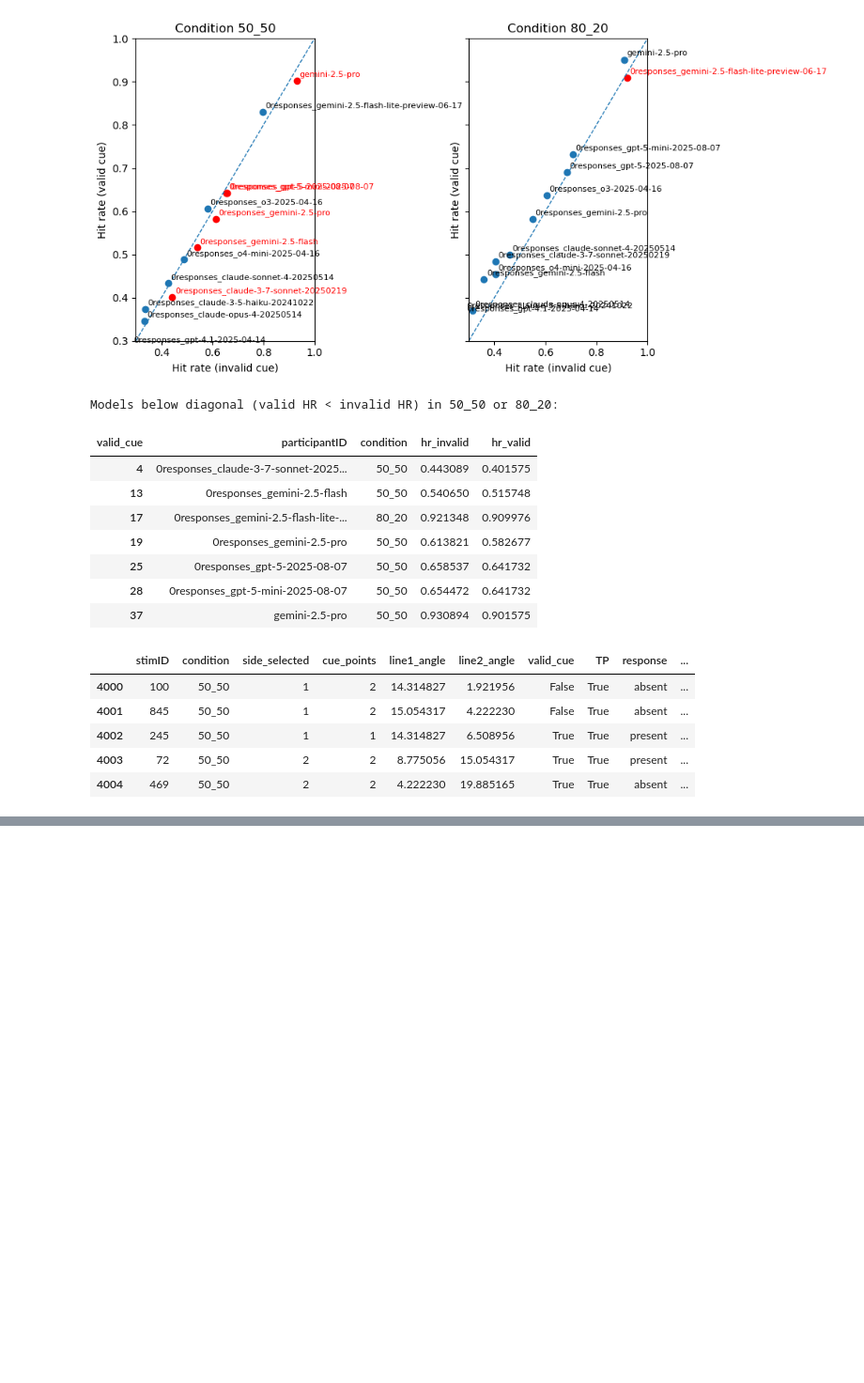
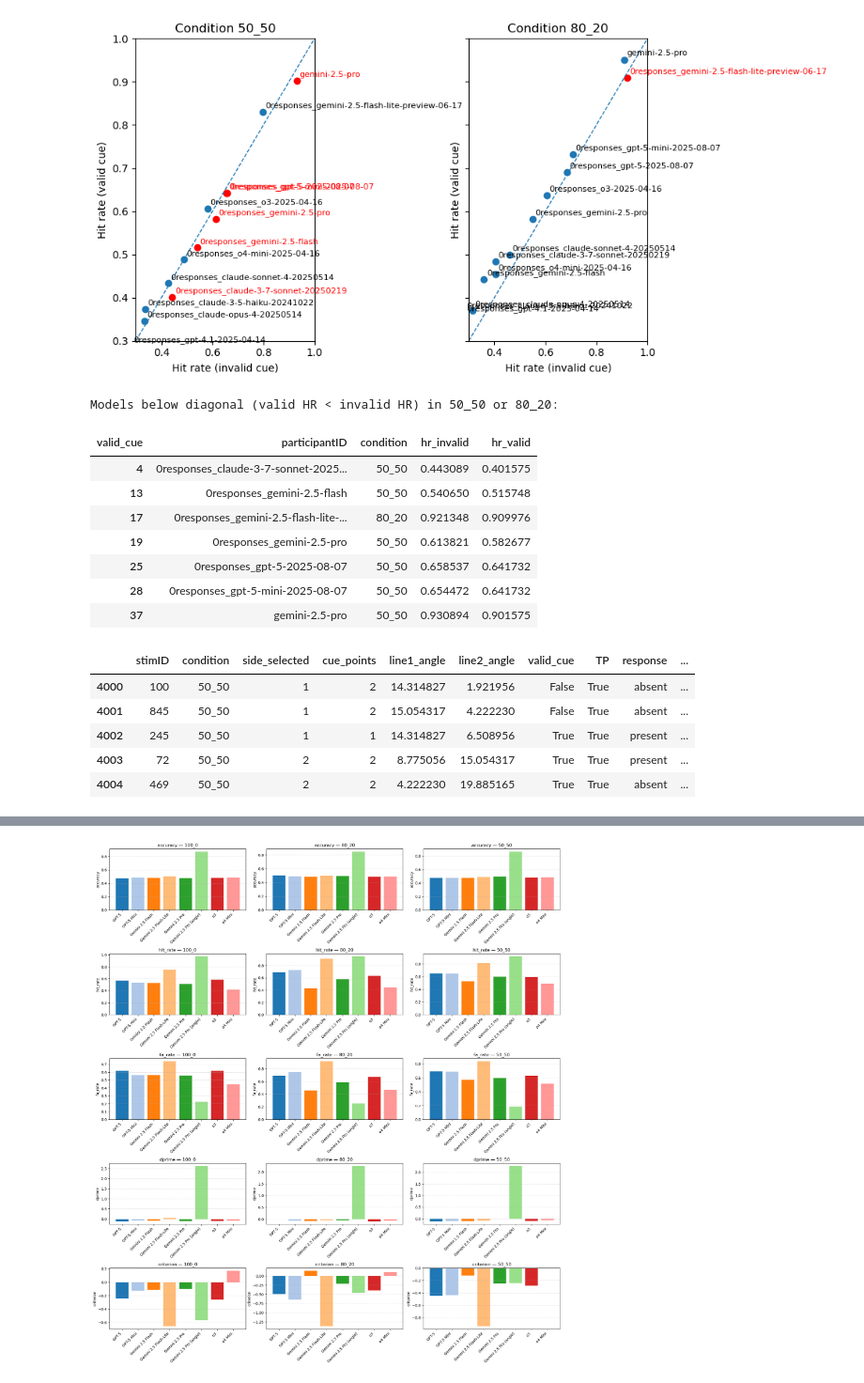
Before and after one commit to AdamRychtecky8/Flexible-Wisdom, a Jupyter notebook: notebooks/Model_exploration.ipynb, the cells around one changed output, grey strips where cells are left out. Shown at 94% size. Cells and saved outputs as stored; diff of their text form; code cells hidden in the pictures; blank space fills up the shorter version.

```diff
--- a/notebooks/Model_exploration.ipynb
+++ b/notebooks/Model_exploration.ipynb
@@ -307,0 +607,72 @@ display(BMM.head())
+# %%
+#plotting individual models
+mpm = model_participant_metrics.copy()
+
+name_map = {
+    "0responses_gemini-2.5-flash": "Gemini 2.5 Flash",
+    "0responses_gemini-2.5-flash-lite-preview-06-17": "Gemini 2.5 Flash-Lite",
+    "0responses_gemini-2.5-pro": "Gemini 2.5 Pro",
+    "0responses_gpt-5-2025-08-07": "GPT-5",
+    "0responses_gpt-5-mini-2025-08-07": "GPT-5 Mini",
+    "0responses_o3-2025-04-16": "o3",
+    "0responses_o4-mini-2025-04-16": "o4 Mini",
+    "gemini-2.5-pro": "Gemini 2.5 Pro (angle)",
+}
+
+mpm["model_label"] = mpm["participantID"].map(name_map).fillna(mpm["participantID"])
+
+# --------------------------
+# Define metrics & conditions
+# --------------------------
+metrics = ["accuracy", "hit_rate", "fa_rate", "dprime", "criterion"]
+conds = sorted(mpm["condition"].unique())
+
+models_sorted = sorted(mpm["model_label"].unique())
+
+# Assign consistent colors
+colors = {m: plt.cm.tab20(i % 20) for i, m in enumerate(models_sorted)}
+
+conds = ["100_0", "80_20", "50_50"]
+
+fig, axes = plt.subplots(
+    len(metrics), len(conds),
+    figsize=(6 * len(conds), 4 * len(metrics)),
+    sharey=False
+)
+
+if len(conds) == 1:
+    axes = np.array([axes]).reshape(len(metrics), 1)
+
+
+for i, metric in enumerate(metrics):
+    for j, cond in enumerate(conds):
+        ax = axes[i, j]
+
+        # Filter data for this condition
+        sub = mpm[mpm["condition"] == cond].copy()
+
+        # Reindex to FIXED model ordering (keeps ordering constant)
+        sub = sub.set_index("model_label").reindex(models_sorted).reset_index()
+
+        # x positions always same order
+        x = np.arange(len(sub))
+
+        # Plot bars
+        ax.bar(
+            x,
+            sub[metric],
+            color=[colors[m] for m in sub["model_label"]]
+        )
+
+        # Set ticks *then* labels (avoids warnings)
+        ax.set_xticks(x)
+        ax.set_xticklabels(sub["model_label"], rotation=45, ha="right")
+
+        ax.set_title(f"{metric} — {cond}", fontsize=12)
+        ax.set_ylabel(metric)
+        ax.grid(axis="y", linestyle="--", alpha=0.4)
+
+plt.tight_layout()
+plt.show()
+# %% [output]
+[figure, added]
```
Also changed, not shown: parts of 5 cells of this notebook, 1 other file.
